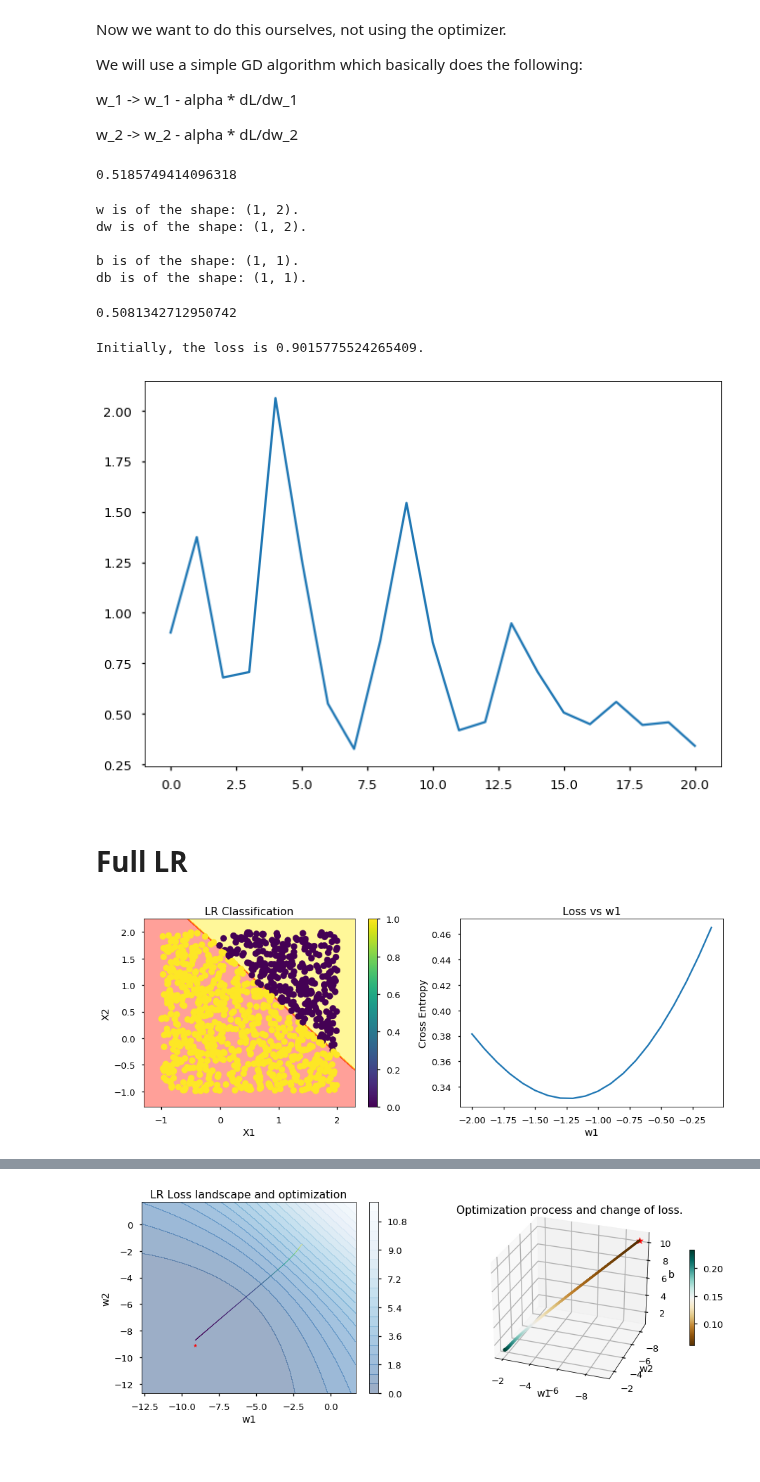
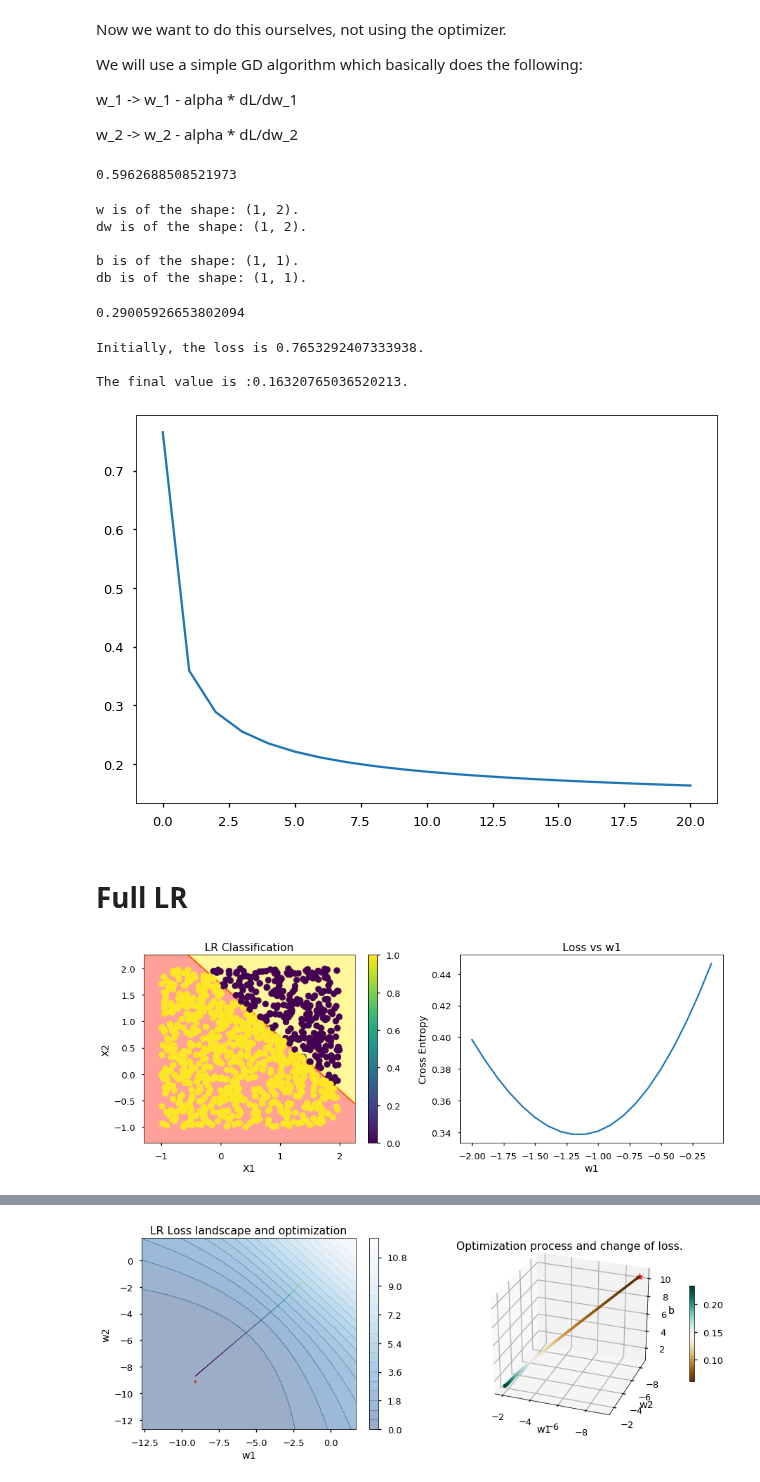
Before and after one commit to sraeisi/Machine_Learning_Physics_Winter20, a Jupyter notebook: Chpt4/NN_Intro.ipynb, the cells around one changed output, grey strips where cells are left out. Saved outputs shown, nothing was run; the diff lists cells and outputs as text; code cells hidden in the pictures.

```diff
--- a/Chpt4/NN_Intro.ipynb
+++ b/Chpt4/NN_Intro.ipynb
@@ -271,8 +271,8 @@ def mse_loss(y, a):
 def mae_loss(y, a):
     return np.sum( np.abs(a-y) )/len(a)
 # %%
-a_list = np.arange(0, 1, .001)
-noise = 10e-3
+a_list = np.arange(0, 1.001, .001)
+noise = 10e-9
 fig = plt.figure(figsize=(15,6))
 ax = fig.add_subplot(121,title = 'Cross-entropy for y = 0', xlabel='a', ylabel='Cross-entropy')
 y_0_ce = [-np.log( (1-a_in) +noise  ) for a_in in a_list]
@@ -414,7 +414,7 @@ a = log_reg_predict(x,w,b)
 loss_list += [cross_entropy(y, a, noise)]
 print(loss_list[-1])
 # %% [output]
-0.5185749414096318
+0.5962688508521973
 # %%
 ## Calculate the derivatives
 ## See the notes for how these are calculated.
@@ -446,46 +446,48 @@ b_list += [b]
 loss_list += [cross_entropy(y, a, noise)]
 print(loss_list[-1])
 # %% [output]
-0.5081342712950742
+0.29005926653802094
 # %%
 ##Let's repeat this a few times and try it for different values of learning rate, ETA.
 n_itr = 20  #number of iterations to repeat this.
-ETA = 1  ## the Learning rate
+ETA = .1  ## the Learning rate
 noise = 10e-6
 
 w = np.random.uniform(-1,1,size=[1,2])
 b = np.random.uniform(-1,1,size=[1,1])
 
 w_list = [w]
 b_list = [b]
 
 loss_list = []
 
 a = log_reg_predict(x,w,b)
 
 loss_list += [cross_entropy(y, a, noise)]
 print(f"Initially, the loss is {loss_list[-1]}. \n")
 
 for i in range(n_itr):
     dw = np.dot((a-y), x.T)
     db = (( a-y ).sum()/n_s).reshape(-1,1)
 
     w -= ETA * dw
     b -= ETA * db
 
     a = log_reg_predict(x,w,b)
 
     w_list += [w]
     b_list += [b]
 
     loss_list += [cross_entropy(y, a, noise)]
 
-
+print(f"The final value is :{loss_list[-1]}.")
 plt.plot(loss_list)
 plt.show()
 # %% [output]
-Initially, the loss is 0.9015775524265409.
+Initially, the loss is 0.7653292407333938.
+
+The final value is :0.16320765036520213.
-[figure, old version]
+[figure, new version]
 # %% [markdown]
 # Full LR
 # %%
@@ -525,7 +527,7 @@ plt.subplot(122, xlabel = "w1", ylabel = "Cross Entropy", title = "Loss vs w1" )
 plt.plot(w_list_1 , test_loss)
 plt.show()
 # %% [output]
-[figure, old version]
+[figure, new version]
 # %%
 def log_reg_predict(x, w, b ):
     return sigmoid( np.dot(w , x) + b )
```
Also changed, not shown: parts of 7 cells of this notebook.
